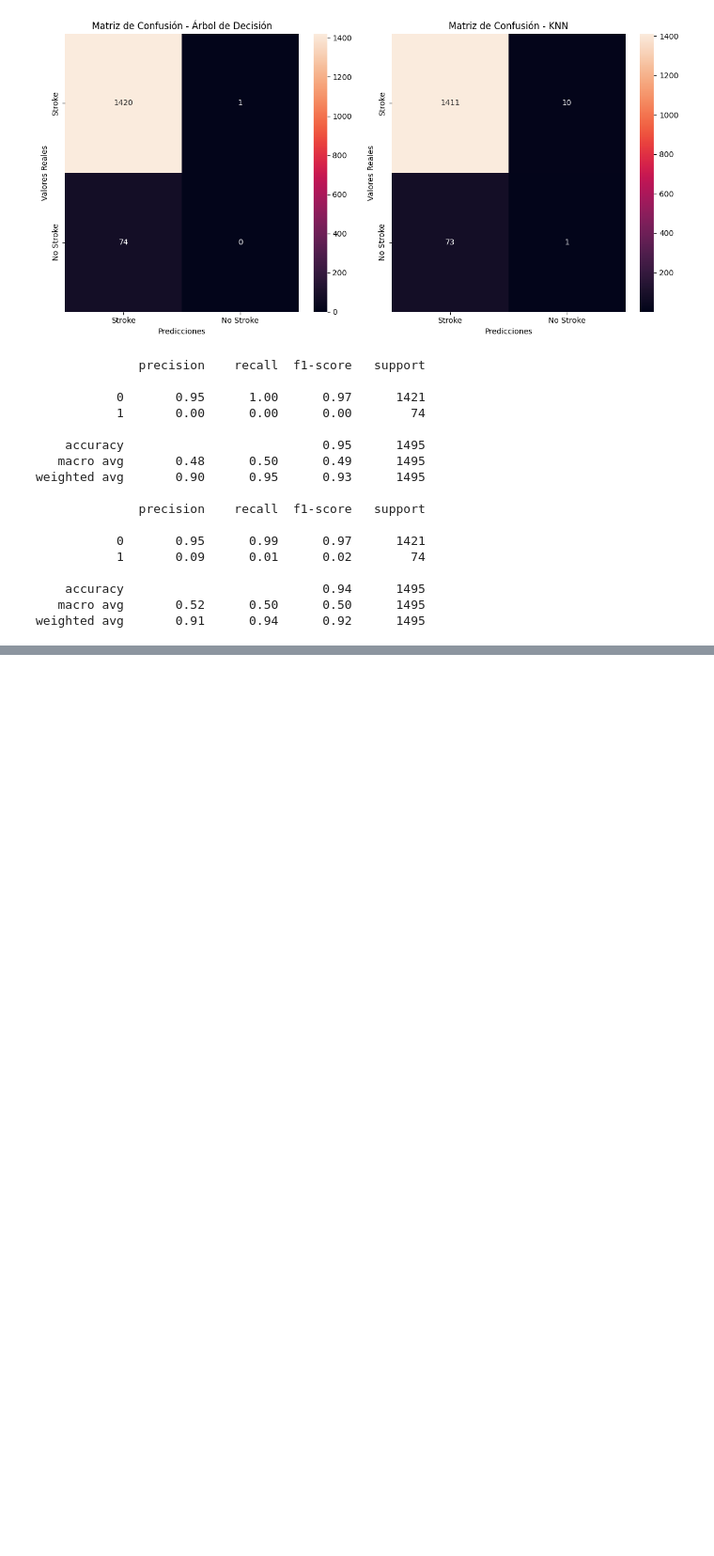
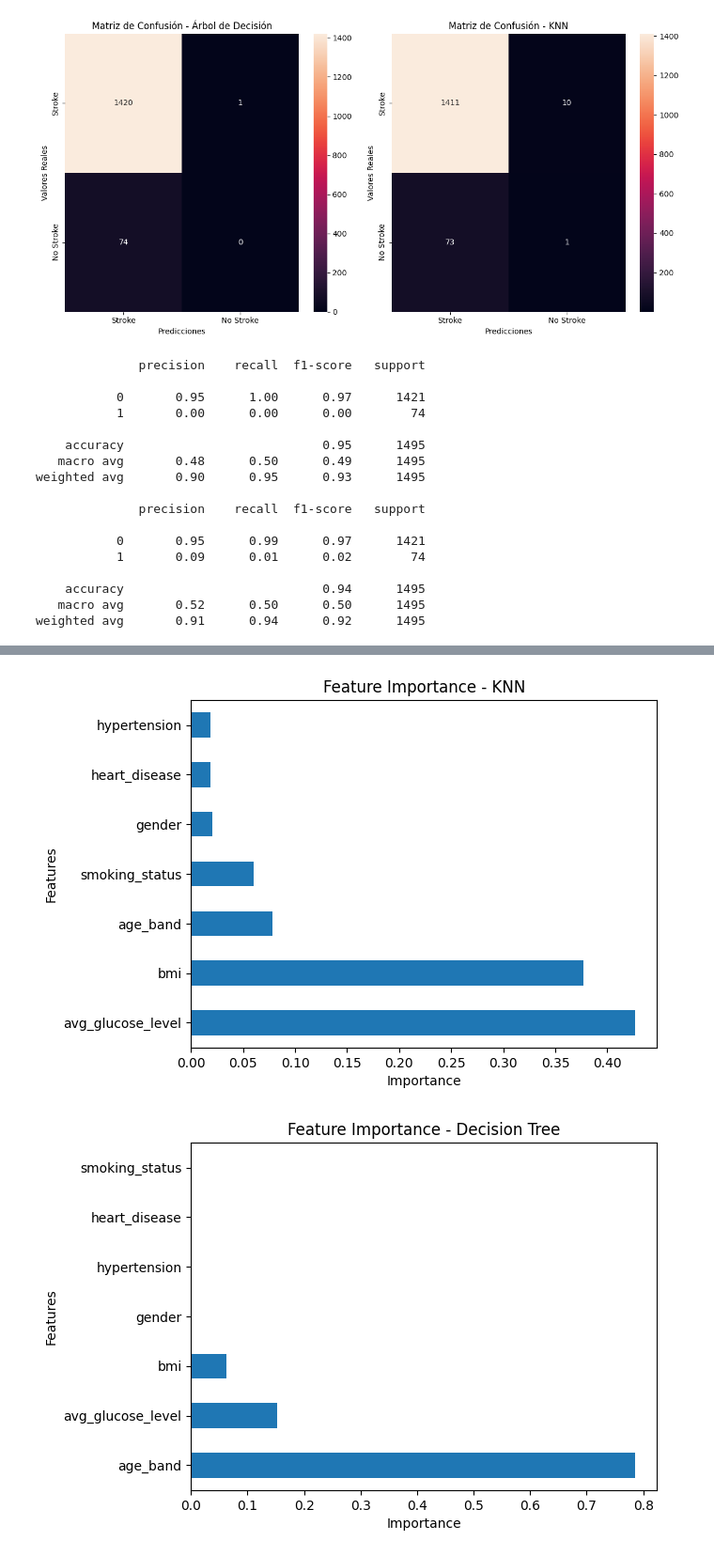
Before and after one commit to PeiroAdrian/brain_stroke, a Jupyter notebook: brainstroke.ipynb, the cells around one changed output, grey strips where cells are left out. Shown at 94% size. Drawn from its saved outputs; the diff is of its cells as text; code cells hidden in the pictures; blank space fills up the shorter version.

```diff
--- a/brainstroke.ipynb
+++ b/brainstroke.ipynb
@@ -344,0 +354,24 @@ AUC KNN: 0.67
+# %%
+from sklearn.ensemble import ExtraTreesClassifier
+
+
+# Feature Importance for KNN
+model = ExtraTreesClassifier()
+model.fit(X, y)
+feat_importances_knn = pd.Series(model.feature_importances_, index=X.columns)
+feat_importances_knn.nlargest(7).plot(kind='barh')
+plt.title('Feature Importance - KNN')
+plt.xlabel('Importance')
+plt.ylabel('Features')
+plt.show()
+
+# Feature Importance for Decision Tree
+feat_importances_tree = pd.Series(classTree.feature_importances_, index=X.columns)
+feat_importances_tree.nlargest(7).plot(kind='barh')
+plt.title('Feature Importance - Decision Tree')
+plt.xlabel('Importance')
+plt.ylabel('Features')
+plt.show()
+# %% [output]
+[figure, added]
+[figure, added]
```
Also changed, not shown: parts of 8 cells of this notebook, 1 other file.
